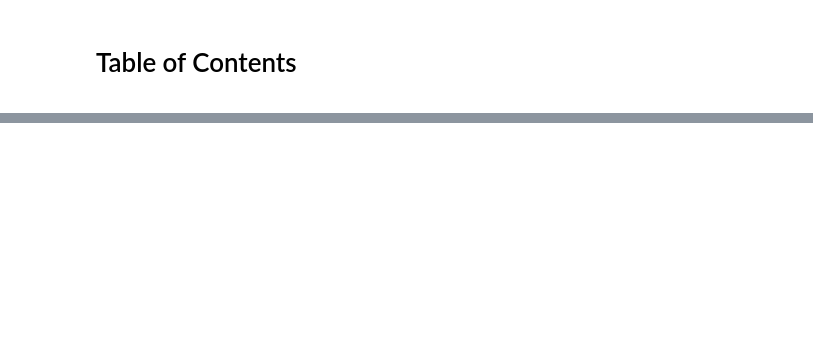
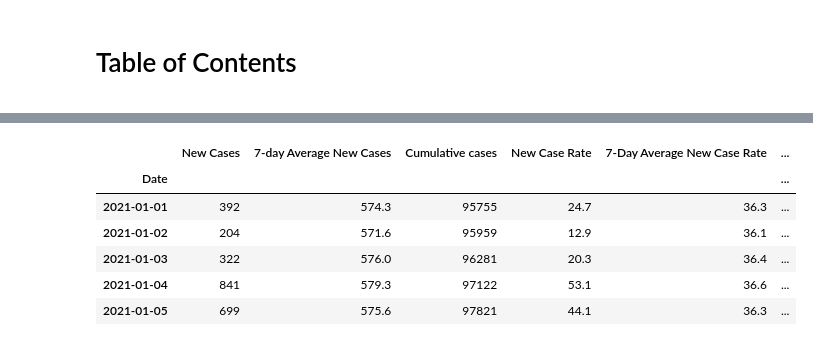
Before and after one commit to sanderlin2013/Predicting-COVID-19-in-Philly, a Jupyter notebook: Untitled.ipynb, the cells around one changed output, grey strips where cells are left out. Drawn from its saved outputs; the diff is of its cells as text; code cells hidden in the pictures; blank space fills up the shorter version.

```diff
--- a/Untitled.ipynb
+++ b/Untitled.ipynb
@@ -299,0 +197,15 @@ dated_public
+# %%
+# drop columns that aren't needed,
+#removing extraneous columns from our `google_data`
+public_philly.drop(columns=["Jurisdiction", "Population (2019)", "County FIPS Code",
+                          "Longitude", "Latitude", "Georeferenced Lat & Long"], inplace=True)
+
+public_philly.head()
+# %% [output]
+|  | New Cases | 7-day Average New Cases | Cumulative cases | New Case Rate | 7-Day Average New Case Rate | ... |
+| Date |  |  |  |  |  | ... |
+| 2021-01-01 | 392 | 574.3 | 95755 | 24.7 | 36.3 | ... |
+| 2021-01-02 | 204 | 571.6 | 95959 | 12.9 | 36.1 | ... |
+| 2021-01-03 | 322 | 576.0 | 96281 | 20.3 | 36.4 | ... |
+| 2021-01-04 | 841 | 579.3 | 97122 | 53.1 | 36.6 | ... |
+| 2021-01-05 | 699 | 575.6 | 97821 | 44.1 | 36.3 | ... |
```
Also changed, not shown: parts of 63 cells of this notebook, 1 other file.
